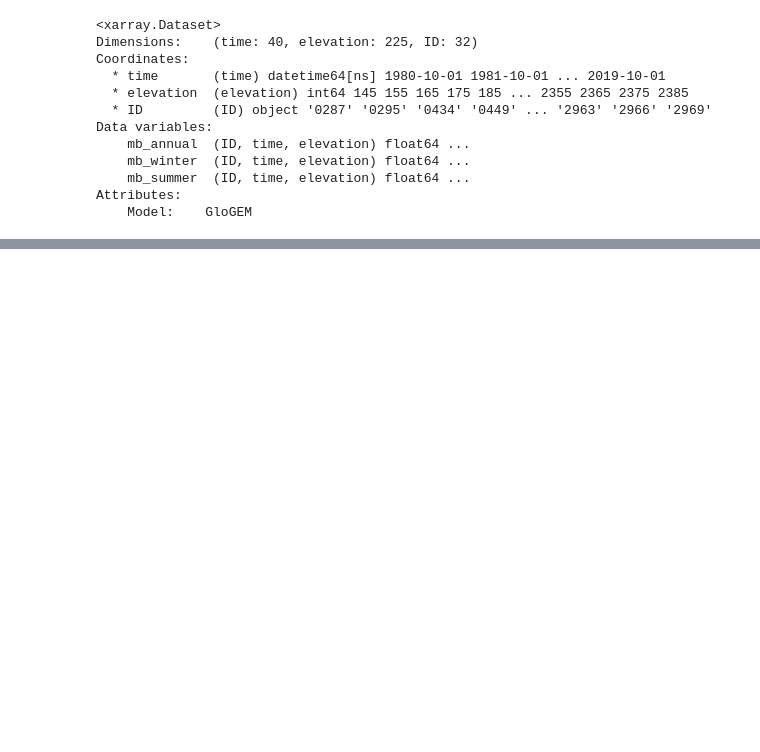
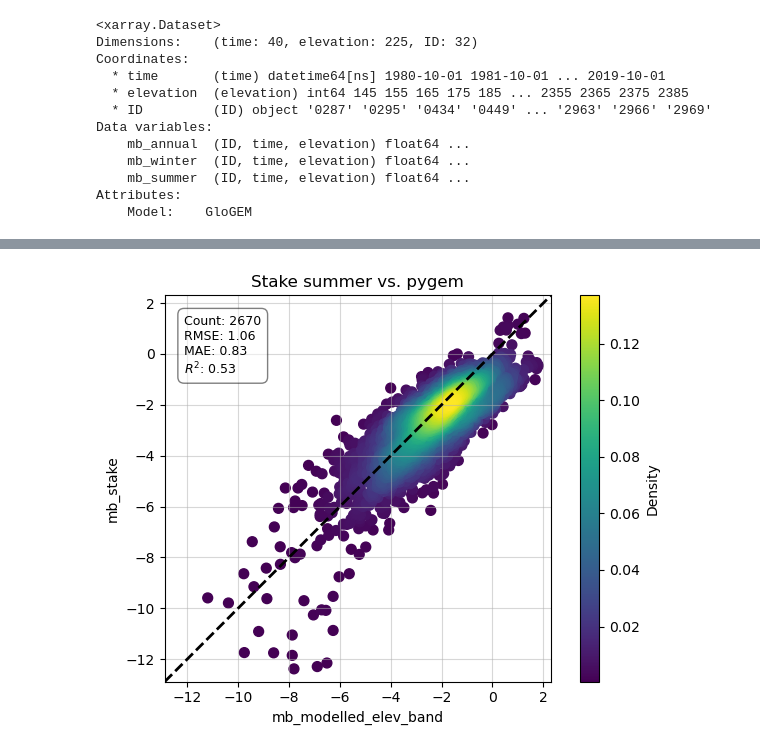
Before and after one commit to khsjursen/ML_MB_Norway, a Jupyter notebook: process_model_results.ipynb, the cells around one changed output, grey strips where cells are left out. Saved outputs shown, nothing was run; the diff lists cells and outputs as text; code cells hidden in the pictures; blank space fills up the shorter version.

```diff
--- a/process_model_results.ipynb
+++ b/process_model_results.ipynb
@@ -1037,0 +1207,4 @@ Attributes:
+# %%
+glacier_data_summer['mb_glogem'] = get_modelled_mb(glacier_data_summer, ds_glogem_ann_seas_elev_band, 'mb_summer')
+glacier_data_summer['mb_pygem'] = get_modelled_mb(glacier_data_summer, ds_pygem_ann_seas_elev_band, 'mb_summer')
+glacier_data_summer['mb_oggm'] = get_modelled_mb(glacier_data_summer, ds_oggm_ann_seas_elev_band, 'mb_summer')
@@ -1037,0 +1406,4 @@ Attributes:
+# %%
+plot_point_modelled(glacier_data_summer, 'summer', 'pygem')
+# %% [output]
+[figure, added]
```
Also changed, not shown: parts of 23 cells of this notebook.
